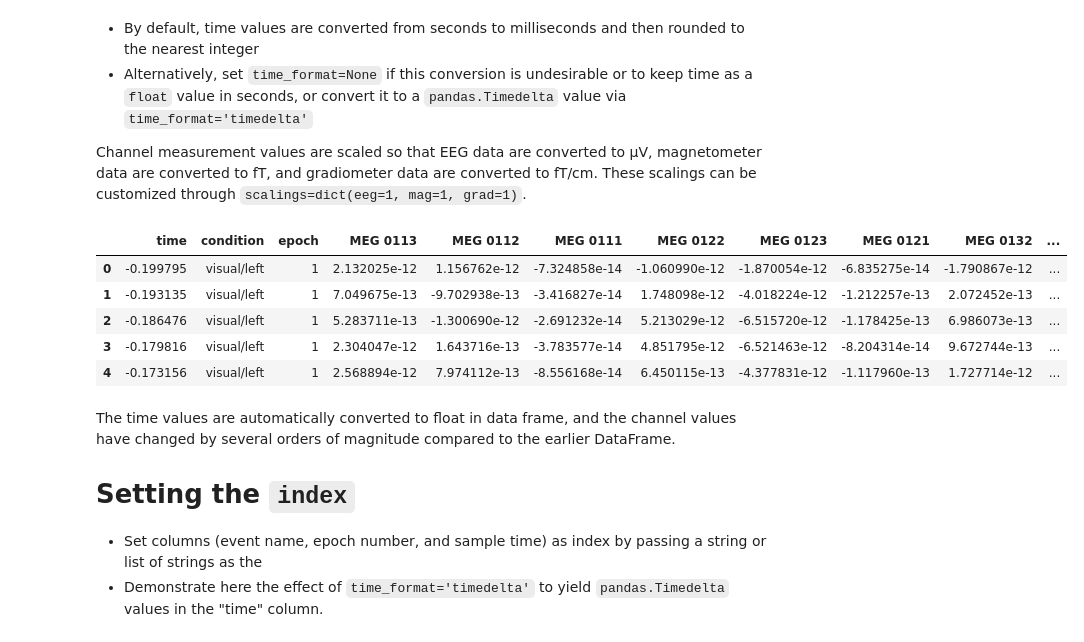
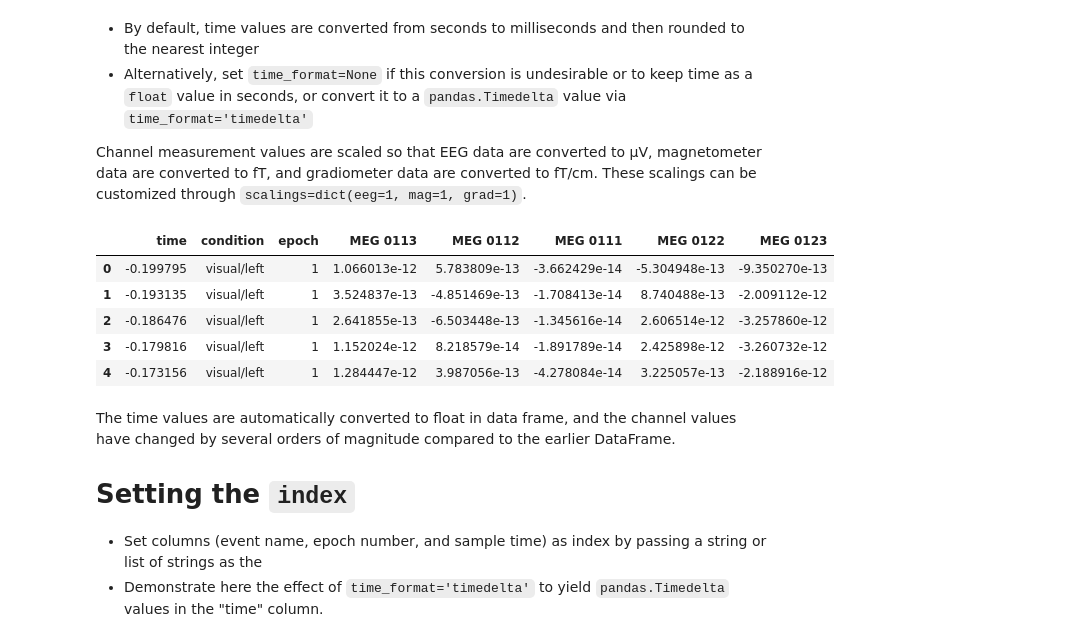
Before and after one commit to jonghang/neural_datascience, a Jupyter notebook: continouos_data_segmentation/exporting_epochs_pandas_df.ipynb, the cells around one changed output. Cells and saved outputs as stored; diff of their text form; code cells hidden in the pictures.

```diff
--- a/continouos_data_segmentation/exporting_epochs_pandas_df.ipynb
+++ b/continouos_data_segmentation/exporting_epochs_pandas_df.ipynb
@@ -127,18 +127,18 @@ display(epoch_df.iloc[:5, :20])
 Channel measurement values are scaled so that EEG data are converted to µV, magnetometer data are converted to fT, and gradiometer data are converted to fT/cm. These scalings can be customized through `scalings=dict(eeg=1, mag=1, grad=1)`.
 # %%
 epoch_df = epochs.to_data_frame(time_format = None,
-                                scalings=dict(eeg = 1,
-                                mag = 1,
-                                grad = 1))
+                                scalings=dict(eeg = 0.5,
+                                              mag = 0.5,
+                                              grad = 0.5))
 
-display(epoch_df.iloc[:5, :20])
+display(epoch_df.iloc[:5, :8])
 # %% [output]
-|  | time | condition | epoch | MEG 0113 | MEG 0112 | MEG 0111 | MEG 0122 | MEG 0123 | MEG 0121 | MEG 0132 | ... |
-| 0 | -0.199795 | visual/left | 1 | 2.132025e-12 | 1.156762e-12 | -7.324858e-14 | -1.060990e-12 | -1.870054e-12 | -6.835275e-14 | -1.790867e-12 | ... |
-| 1 | -0.193135 | visual/left | 1 | 7.049675e-13 | -9.702938e-13 | -3.416827e-14 | 1.748098e-12 | -4.018224e-12 | -1.212257e-13 | 2.072452e-13 | ... |
-| 2 | -0.186476 | visual/left | 1 | 5.283711e-13 | -1.300690e-12 | -2.691232e-14 | 5.213029e-12 | -6.515720e-12 | -1.178425e-13 | 6.986073e-13 | ... |
-| 3 | -0.179816 | visual/left | 1 | 2.304047e-12 | 1.643716e-13 | -3.783577e-14 | 4.851795e-12 | -6.521463e-12 | -8.204314e-14 | 9.672744e-13 | ... |
-| 4 | -0.173156 | visual/left | 1 | 2.568894e-12 | 7.974112e-13 | -8.556168e-14 | 6.450115e-13 | -4.377831e-12 | -1.117960e-13 | 1.727714e-12 | ... |
+|  | time | condition | epoch | MEG 0113 | MEG 0112 | MEG 0111 | MEG 0122 | MEG 0123 |
+| 0 | -0.199795 | visual/left | 1 | 1.066013e-12 | 5.783809e-13 | -3.662429e-14 | -5.304948e-13 | -9.350270e-13 |
+| 1 | -0.193135 | visual/left | 1 | 3.524837e-13 | -4.851469e-13 | -1.708413e-14 | 8.740488e-13 | -2.009112e-12 |
+| 2 | -0.186476 | visual/left | 1 | 2.641855e-13 | -6.503448e-13 | -1.345616e-14 | 2.606514e-12 | -3.257860e-12 |
+| 3 | -0.179816 | visual/left | 1 | 1.152024e-12 | 8.218579e-14 | -1.891789e-14 | 2.425898e-12 | -3.260732e-12 |
+| 4 | -0.173156 | visual/left | 1 | 1.284447e-12 | 3.987056e-13 | -4.278084e-14 | 3.225057e-13 | -2.188916e-12 |
 # %% [markdown]
 The time values are automatically converted to float in data frame, and the channel values have changed by several orders of magnitude compared to the earlier DataFrame.
 
```
Also changed, not shown: parts of 1 cell of this notebook, 1 other file.
